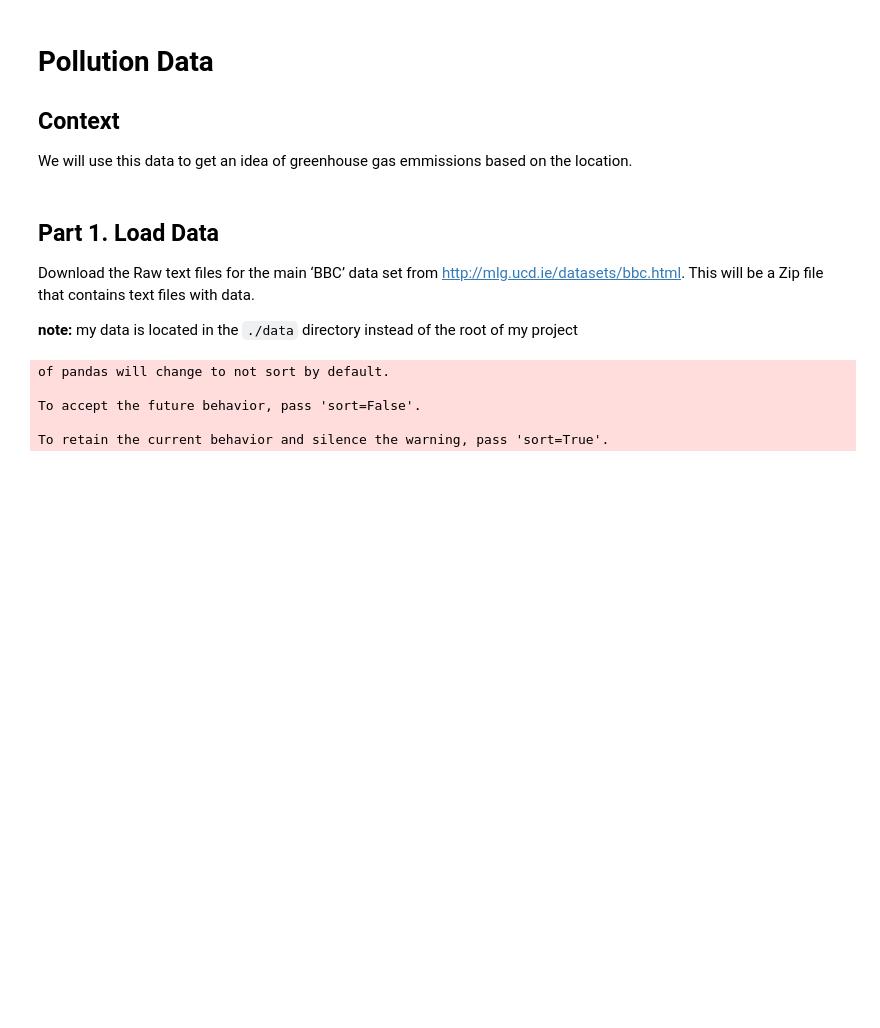
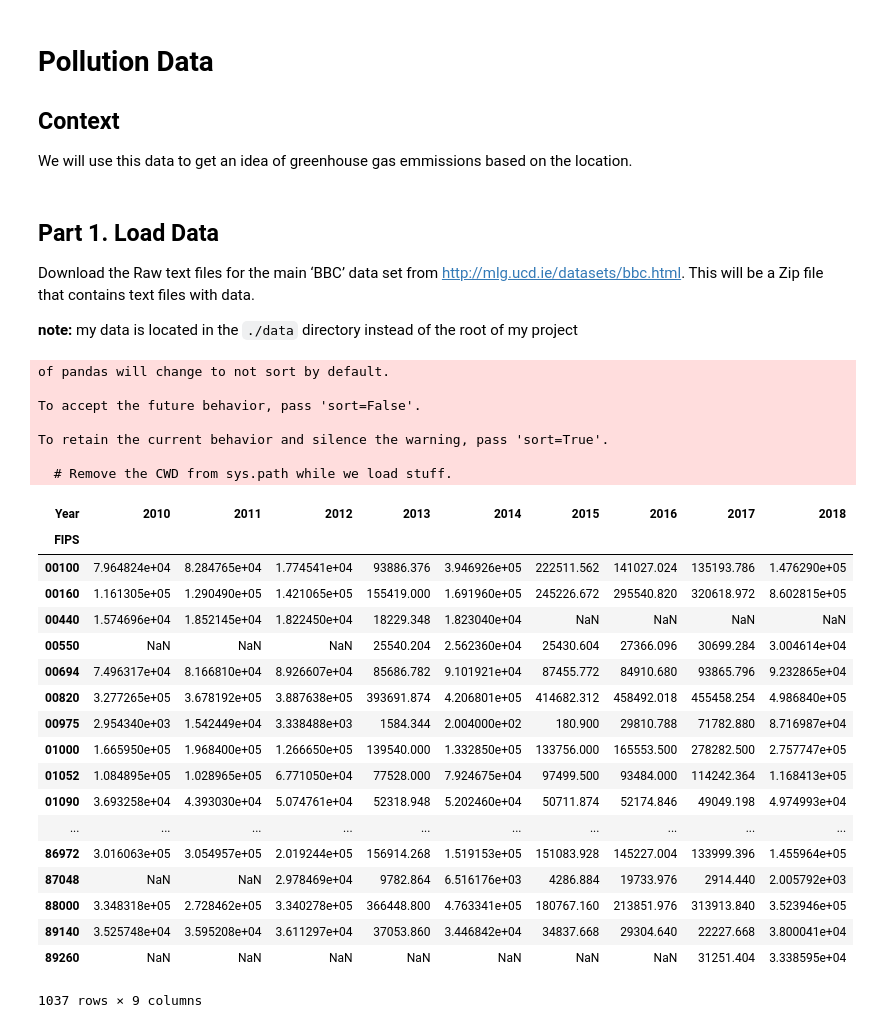
Before and after one commit to 801C07/final_project_cs533, a Jupyter notebook: PollutionData.ipynb, the cells around one changed output. Drawn from its saved outputs; the diff is of its cells as text; code cells hidden in the pictures; blank space fills up the shorter version.

```diff
--- a/PollutionData.ipynb
+++ b/PollutionData.ipynb
@@ -13,30 +13,56 @@ Download the Raw text files for the main ‘BBC’ data set from http://mlg.ucd.
 # %%
 import pandas as pd
 import pandas_ml as pdml
 import os
 
 ghg = pd.DataFrame()
 
 for f in os.listdir('data/2018_data_summary_spreadsheets'):
     temp = pd.read_excel('data/2018_data_summary_spreadsheets/'+f, sheet_name=0)
     temp['Year'] = f.split('.')[0].split('_')[2]
     ghg = pd.concat([temp, ghg])
 
 fips_map = pd.read_excel('data/fips-codes.xls', sheet_name=0)
 
 fips_map = fips_map[fips_map['Entity Description'] == 'city']
 
 def str_func(x):
     return str(x).zfill(5)
 
-fips_map['FIPS Entity Code'] = fips_map['FIPS Entity Code'].apply(str_func)
+fips_map['FIPS'] = fips_map['FIPS Entity Code'].apply(str_func)
 fips_map['City'] = fips_map['GU Name']
 fips_map['State'] = fips_map['State Abbreviation']
 
 ghg_mapped = pd.merge(ghg, fips_map, on=['State', 'City'])
+total_emissions = ghg_mapped.groupby(['FIPS','Year'])['Total reported direct emissions'].agg('sum').to_frame()
+
+total_emissions.reset_index(inplace=True)
+
+pivot_em = total_emissions.pivot(index='FIPS', columns='Year', values='Total reported direct emissions')
 # %% [output]
 of pandas will change to not sort by default.
 
 To accept the future behavior, pass 'sort=False'.
 
 To retain the current behavior and silence the warning, pass 'sort=True'.
+
+  # Remove the CWD from sys.path while we load stuff.
+| Year | 2010 | 2011 | 2012 | 2013 | 2014 | 2015 | 2016 | 2017 | 2018 |
+| FIPS |  |  |  |  |  |  |  |  |  |
+| 00100 | 7.964824e+04 | 8.284765e+04 | 1.774541e+04 | 93886.376 | 3.946926e+05 | 222511.562 | 141027.024 | 135193.786 | 1.476290e+05 |
+| 00160 | 1.161305e+05 | 1.290490e+05 | 1.421065e+05 | 155419.000 | 1.691960e+05 | 245226.672 | 295540.820 | 320618.972 | 8.602815e+05 |
+| 00440 | 1.574696e+04 | 1.852145e+04 | 1.822450e+04 | 18229.348 | 1.823040e+04 | NaN | NaN | NaN | NaN |
+| 00550 | NaN | NaN | NaN | 25540.204 | 2.562360e+04 | 25430.604 | 27366.096 | 30699.284 | 3.004614e+04 |
+| 00694 | 7.496317e+04 | 8.166810e+04 | 8.926607e+04 | 85686.782 | 9.101921e+04 | 87455.772 | 84910.680 | 93865.796 | 9.232865e+04 |
+| 00820 | 3.277265e+05 | 3.678192e+05 | 3.887638e+05 | 393691.874 | 4.206801e+05 | 414682.312 | 458492.018 | 455458.254 | 4.986840e+05 |
+| 00975 | 2.954340e+03 | 1.542449e+04 | 3.338488e+03 | 1584.344 | 2.004000e+02 | 180.900 | 29810.788 | 71782.880 | 8.716987e+04 |
+| 01000 | 1.665950e+05 | 1.968400e+05 | 1.266650e+05 | 139540.000 | 1.332850e+05 | 133756.000 | 165553.500 | 278282.500 | 2.757747e+05 |
+| 01052 | 1.084895e+05 | 1.028965e+05 | 6.771050e+04 | 77528.000 | 7.924675e+04 | 97499.500 | 93484.000 | 114242.364 | 1.168413e+05 |
+| 01090 | 3.693258e+04 | 4.393030e+04 | 5.074761e+04 | 52318.948 | 5.202460e+04 | 50711.874 | 52174.846 | 49049.198 | 4.974993e+04 |
+| ... | ... | ... | ... | ... | ... | ... | ... | ... | ... |
+| 86972 | 3.016063e+05 | 3.054957e+05 | 2.019244e+05 | 156914.268 | 1.519153e+05 | 151083.928 | 145227.004 | 133999.396 | 1.455964e+05 |
+| 87048 | NaN | NaN | 2.978469e+04 | 9782.864 | 6.516176e+03 | 4286.884 | 19733.976 | 2914.440 | 2.005792e+03 |
+| 88000 | 3.348318e+05 | 2.728462e+05 | 3.340278e+05 | 366448.800 | 4.763341e+05 | 180767.160 | 213851.976 | 313913.840 | 3.523946e+05 |
+| 89140 | 3.525748e+04 | 3.595208e+04 | 3.611297e+04 | 37053.860 | 3.446842e+04 | 34837.668 | 29304.640 | 22227.668 | 3.800041e+04 |
+| 89260 | NaN | NaN | NaN | NaN | NaN | NaN | NaN | 31251.404 | 3.338595e+04 |
+1037 rows × 9 columns
```
Also changed, not shown: parts of 1 cell of this notebook, 1 other file.
